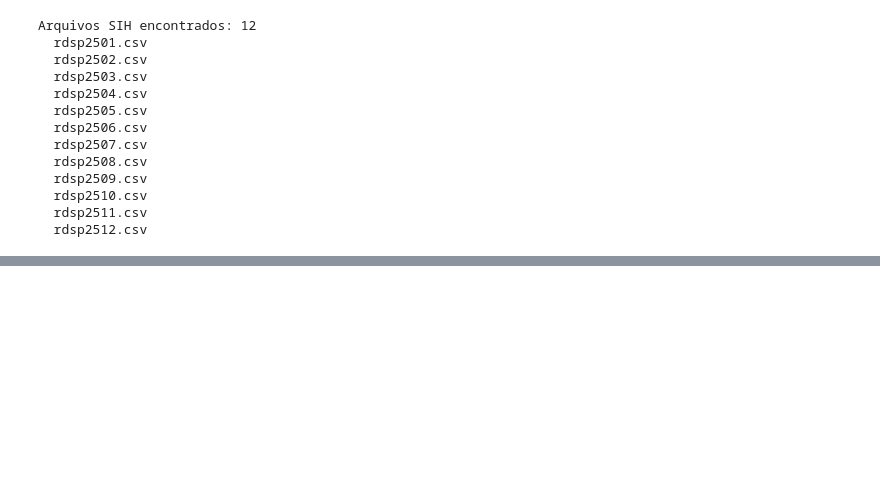
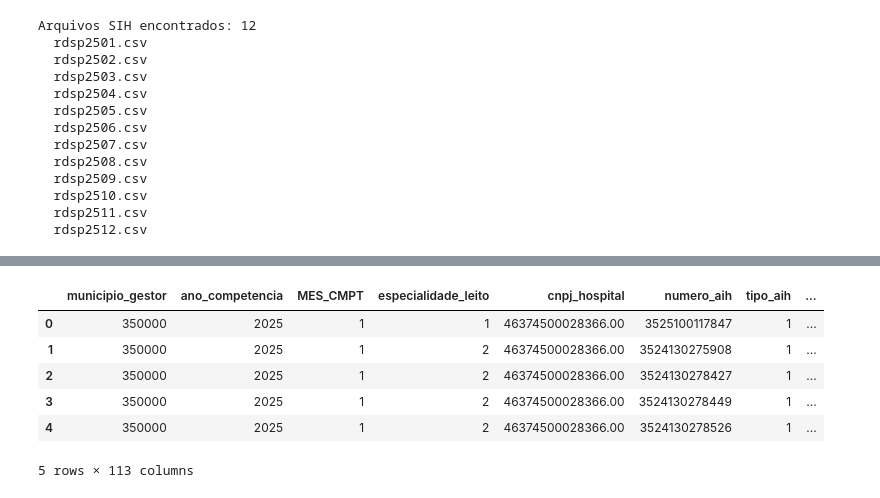
Before and after one commit to Carolina-Silva/TCC, a Jupyter notebook: notebooks/02_eda.ipynb, the cells around one changed output, grey strips where cells are left out. Cells and saved outputs as stored; diff of their text form; code cells hidden in the pictures; blank space fills up the shorter version.

```diff
--- a/notebooks/02_eda.ipynb
+++ b/notebooks/02_eda.ipynb
@@ -100,0 +118,11 @@ Colunas (1):
+# %%
+df = df.rename(columns=rename_dict)
+df.head(5)
+# %% [output]
+|  | municipio_gestor | ano_competencia | MES_CMPT | especialidade_leito | cnpj_hospital | numero_aih | tipo_aih | ... |
+| 0 | 350000 | 2025 | 1 | 1 | 46374500028366.00 | 3525100117847 | 1 | ... |
+| 1 | 350000 | 2025 | 1 | 2 | 46374500028366.00 | 3524130275908 | 1 | ... |
+| 2 | 350000 | 2025 | 1 | 2 | 46374500028366.00 | 3524130278427 | 1 | ... |
+| 3 | 350000 | 2025 | 1 | 2 | 46374500028366.00 | 3524130278449 | 1 | ... |
+| 4 | 350000 | 2025 | 1 | 2 | 46374500028366.00 | 3524130278526 | 1 | ... |
+5 rows × 113 columns
```
Also changed, not shown: parts of 13 cells of this notebook, 1 other file.
